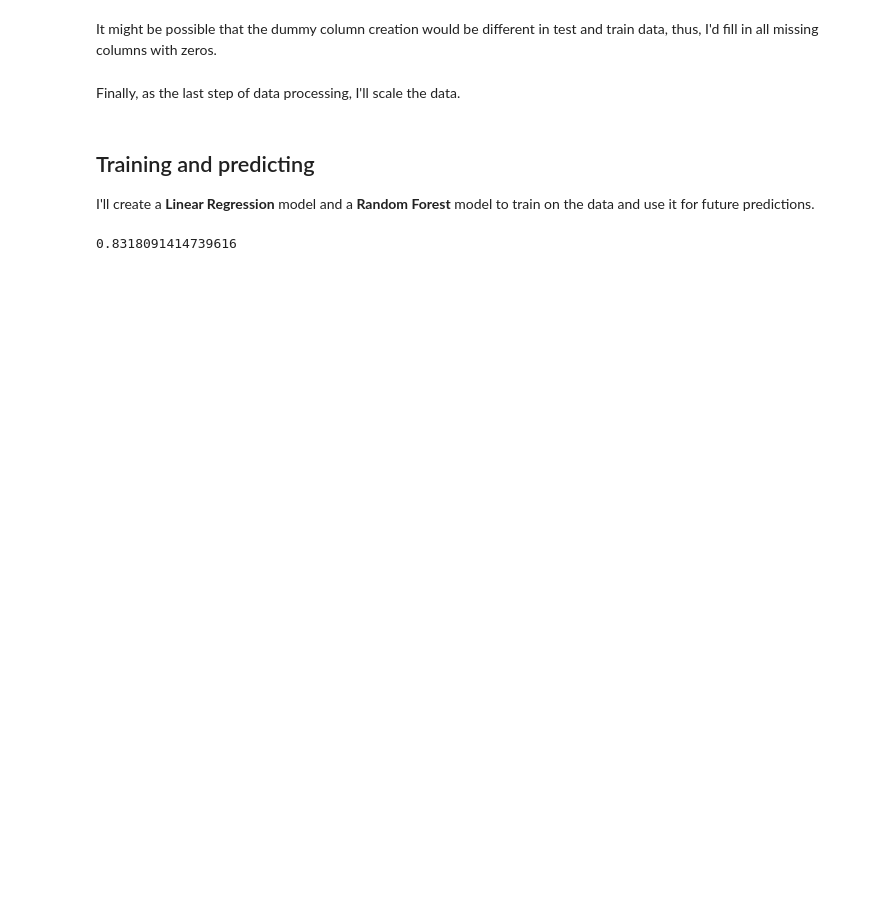
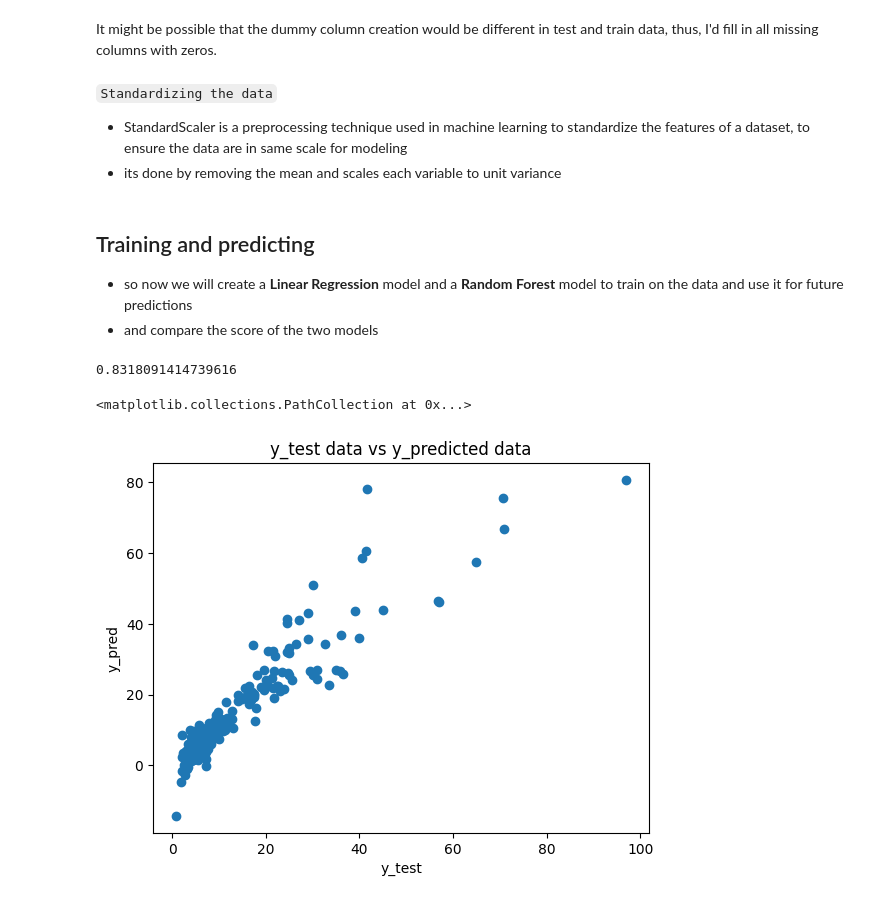
Before and after one commit to MsHegde-code/used-vehicle-price-prediction-data-science, a Jupyter notebook: vehicle-price-prediction.ipynb, the cells around one changed output. Drawn from its saved outputs; the diff is of its cells as text; code cells hidden in the pictures; blank space fills up the shorter version.

```diff
--- a/vehicle-price-prediction.ipynb
+++ b/vehicle-price-prediction.ipynb
@@ -359,8 +459,10 @@ missing_cols = set(X_train.columns) - set(X_test.columns)
 for col in missing_cols:
     X_test[col] = 0
 X_test = X_test[X_train.columns]
-# %% [markdown]
-Finally, as the last step of data processing, I'll scale the data.
+# %% [markdown]
+`Standardizing the data`
+* StandardScaler is a preprocessing technique used in machine learning to standardize the features of a dataset, to ensure the data are in same scale for modeling
+* its done by removing the mean and scales each variable to unit variance
 # %%
 standardScaler = StandardScaler()
 standardScaler.fit(X_train)
@@ -369,11 +471,23 @@ X_test = standardScaler.transform(X_test)
 # %% [markdown]
 ## Training and predicting
 
-I'll create a **Linear Regression** model and a **Random Forest** model to train on the data and use it for future predictions.
+* so now we will create a **Linear Regression** model and a **Random Forest** model to train on the data and use it for future predictions
+* and compare the score of the two models
-# %%
-linearRegression = LinearRegression()
-linearRegression.fit(X_train, y_train)
-y_pred = linearRegression.predict(X_test)
-r2_score(y_test, y_pred)
-# %% [output]
-0.8318091414739616
+# %%
+linearRegression = LinearRegression()
+linearRegression.fit(X_train, y_train)
+y_pred = linearRegression.predict(X_test)
+# r2_score is a measurement done to check the goodness and fit of the model
+# like how well the regression data approximates the actual data
+print(r2_score(y_test, y_pred))
+
+
+# we plot the data to visualize
+plt.title("y_test data vs y_predicted data")
+plt.xlabel("y_test")
+plt.ylabel("y_pred")
+plt.scatter(y_test, y_pred)
+# %% [output]
+0.8318091414739616
+<matplotlib.collections.PathCollection at 0x...>
+[figure, added]
```
Also changed, not shown: parts of 34 cells of this notebook.
